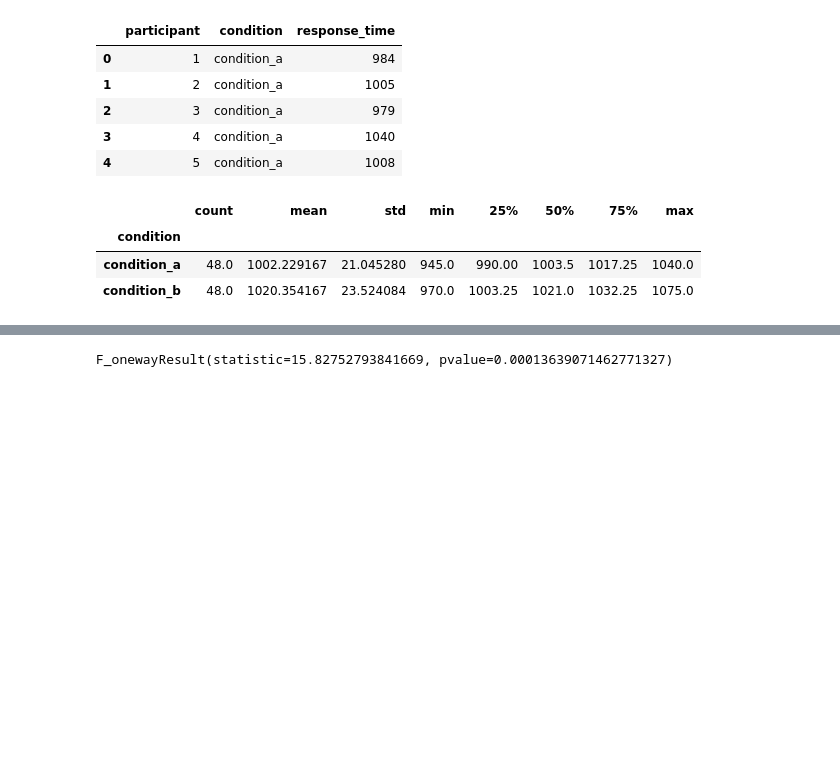
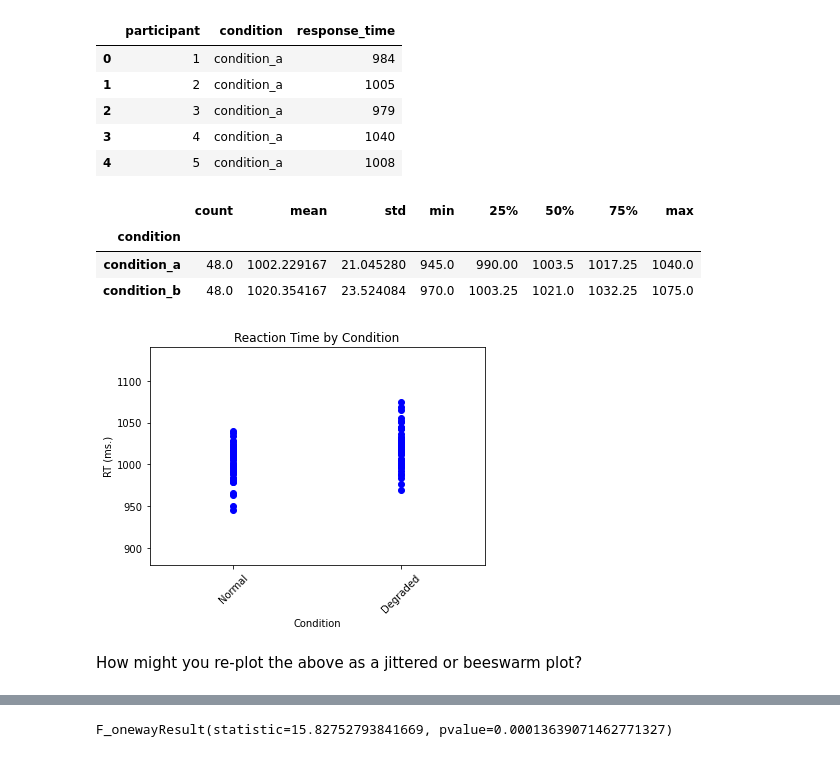
Before and after one commit to ajstewartlang/my_python_repo, a Jupyter notebook: week_3_tasks.ipynb, the cells around one changed output, grey strips where cells are left out. Cells and saved outputs as stored; diff of their text form; code cells hidden in the pictures; blank space fills up the shorter version.

```diff
--- a/week_3_tasks.ipynb
+++ b/week_3_tasks.ipynb
@@ -26,3 +27,15 @@ grouped_data.describe()['response_time']
 | condition |  |  |  |  |  |  |  |  |
 | condition_a | 48.0 | 1002.229167 | 21.045280 | 945.0 | 990.00 | 1003.5 | 1017.25 | 1040.0 |
 | condition_b | 48.0 | 1020.354167 | 23.524084 | 970.0 | 1003.25 | 1021.0 | 1032.25 | 1075.0 |
+# %%
+plt.plot(my_data['condition'], my_data['response_time'], 'bo')
+plt.xlabel('Condition')
+plt.ylabel('RT (ms.)')
+plt.title('Reaction Time by Condition')
+plt.xticks([0, 1], ['Normal', 'Degraded'], rotation=45)
+plt.margins(.5, .5)
+plt.show()
+# %% [output]
+[figure, added]
+# %% [markdown]
+How might you re-plot the above as a jittered or beeswarm plot?
```
Also changed, not shown: parts of 5 cells of this notebook.
